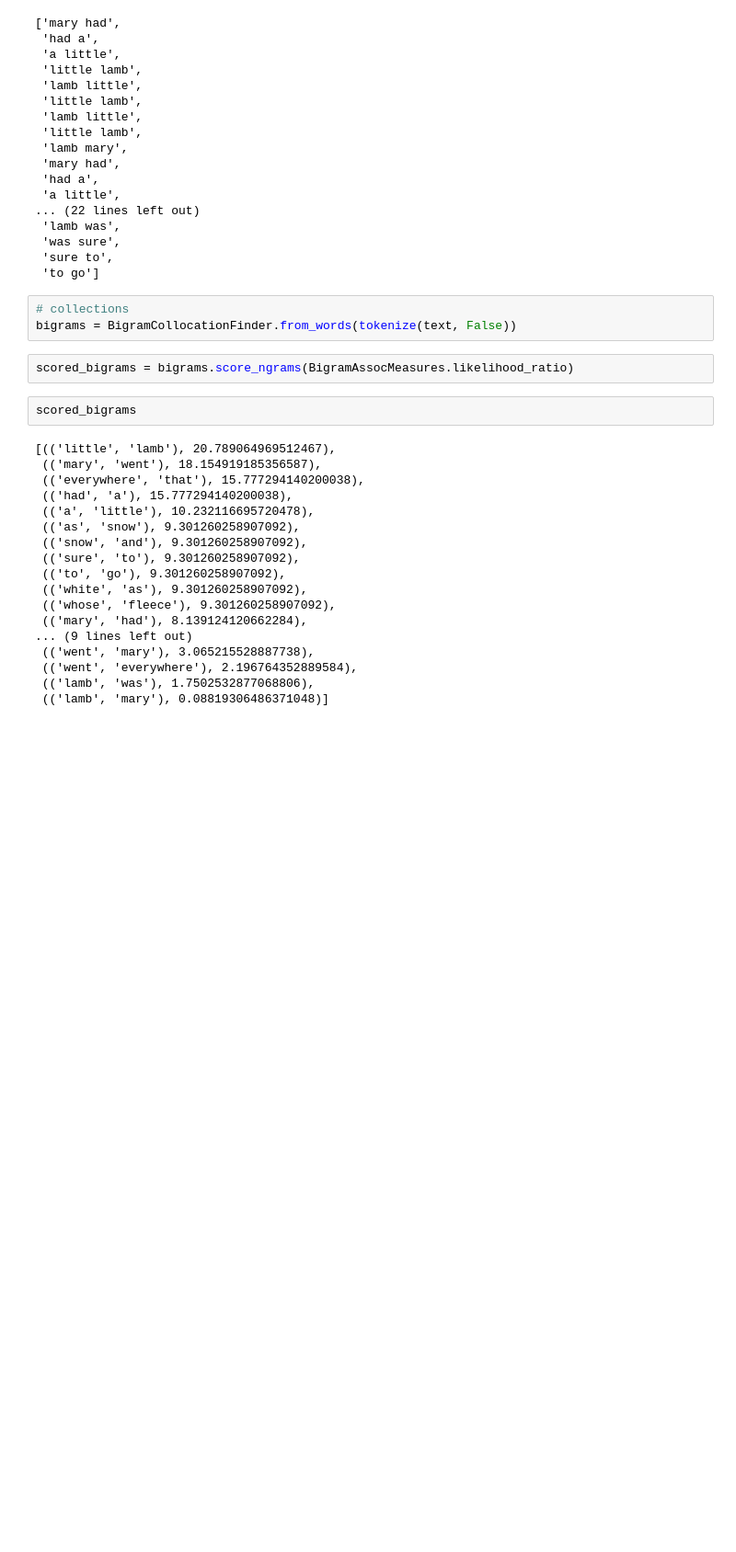
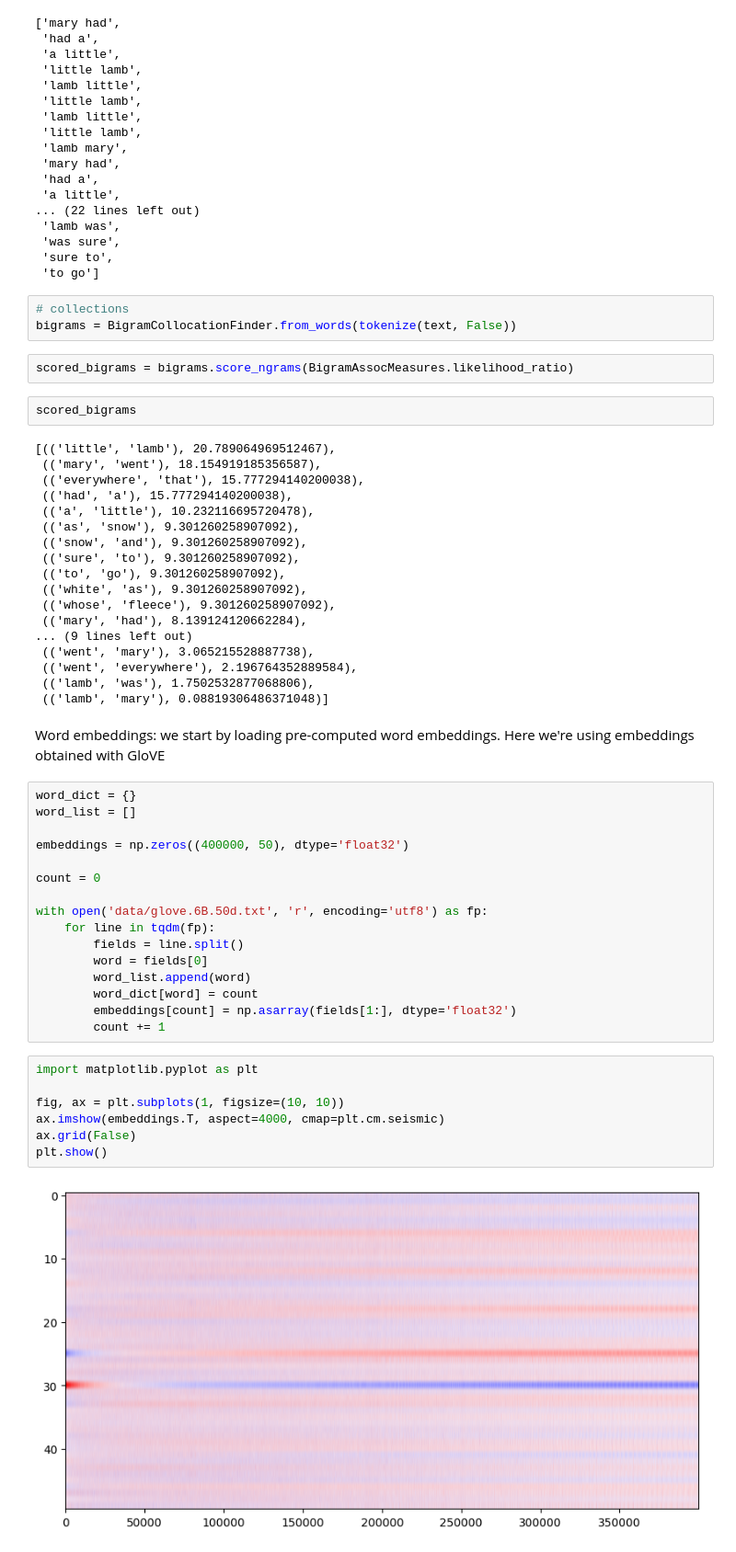
Before and after one commit to KunduKamal/text_analysis, a Jupyter notebook: text_.ipynb, the cells around one changed output. Shown at 92% size. Cells and saved outputs as stored; diff of their text form; blank space fills up the shorter version.

```diff
--- a/text_.ipynb
+++ b/text_.ipynb
@@ -311,3 +311,30 @@ scored_bigrams
  (('went', 'everywhere'), 2.196764352889584),
  (('lamb', 'was'), 1.7502532877068806),
  (('lamb', 'mary'), 0.08819306486371048)]
+# %% [markdown]
+Word embeddings: we start by loading pre-computed word embeddings. Here we're using embeddings obtained with GloVE
+# %%
+word_dict = {}
+word_list = []
+
+embeddings = np.zeros((400000, 50), dtype='float32')
+
+count = 0
+
+with open('data/glove.6B.50d.txt', 'r', encoding='utf8') as fp:
+    for line in tqdm(fp):
+        fields = line.split()
+        word = fields[0]
+        word_list.append(word)
+        word_dict[word] = count
+        embeddings[count] = np.asarray(fields[1:], dtype='float32')
+        count += 1
+# %%
+import matplotlib.pyplot as plt
+
+fig, ax = plt.subplots(1, figsize=(10, 10))
+ax.imshow(embeddings.T, aspect=4000, cmap=plt.cm.seismic)
+ax.grid(False)
+plt.show()
+# %% [output]
+[figure, added]
```
Also changed, not shown: parts of 4 cells of this notebook, 1 other file.
